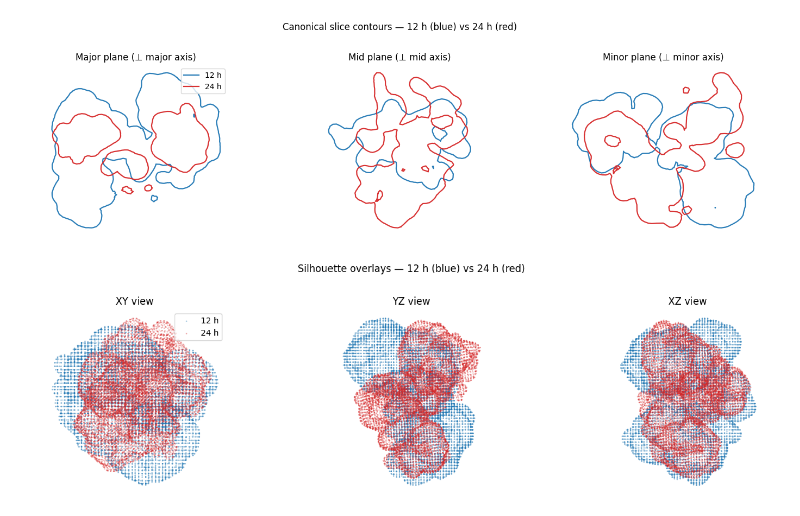
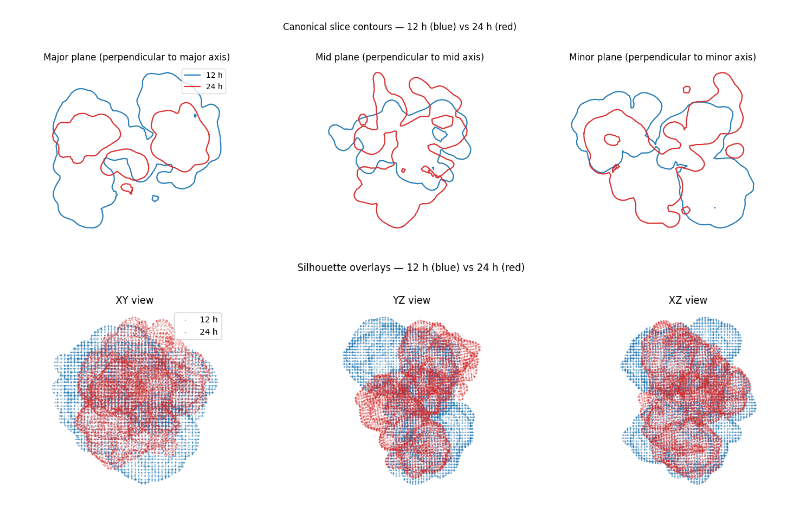
Before and after one commit to nafiul-nipu/GenomeVisProject, a Jupyter notebook: data_processing_python/14.3_VA_shape_comparison.ipynb, the cells around one changed output. Saved outputs shown, nothing was run; the diff lists cells and outputs as text; code cells hidden in the pictures.

```diff
--- a/data_processing_python/14.3_VA_shape_comparison.ipynb
+++ b/data_processing_python/14.3_VA_shape_comparison.ipynb
@@ -1,10 +1,10 @@
 # %%
-# === A/B Slices + Silhouettes + Metrics (drop-in cell) ===================
+# Pipeline:  PCA Slices + Silhouettes Overlays
 import numpy as np, trimesh
 import matplotlib.pyplot as plt
 from scipy.spatial import cKDTree
 
-# ---------------------- small helpers ------------------------------------
+# helper functions
 def center_vertices(m):
     v = m.vertices - m.vertices.mean(axis=0)
     return trimesh.Trimesh(vertices=v, faces=m.faces, process=False)
@@ -60,7 +60,7 @@ def plot_polylist(ax, polys, color, label=None):
         ax.plot(pts[:,0], pts[:,1], color=color, lw=1.6, alpha=0.95, label=(label if k==0 else None))
 
 def ortho_outline_2d(mesh, axes=(0,1)):
-    """Project vertices to 2D plane (axes tuple) and draw outline by alpha hull-like trick."""
+    """Project vertices to 2D plane (axes tuple) and draw outline by alpha hull-like."""
     # Quick scatter (outline effect via low alpha + thicker edge)
     uv = mesh.vertices[:, axes]
     return uv
@@ -69,11 +69,11 @@ def sphericity(volume, area):
     if volume <= 0 or area <= 0: return np.nan
     return (np.pi**(1/3)) * ((6*volume)**(2/3)) / area
 
-# ---------------------- two meshes path -------------------------
+# two meshes path
 meshA_path = "data/green_monkey/all_structure_files/chr1/spatial_data/overall_shapes/chr1_12hrs_vacv_metaball.obj"
 meshB_path = "data/green_monkey/all_structure_files/chr1/spatial_data/overall_shapes/chr1_24hrs_vacv_metaball.obj"
 
-# ---------------------- load + align -------------------------------------
+# load + align
 mA = center_vertices(trimesh.load(meshA_path, process=False))
 mB_raw = center_vertices(trimesh.load(meshB_path, process=False))
 
@@ -84,11 +84,11 @@ mB = trimesh.Trimesh(vertices=mB_raw.vertices @ R.T + t, faces=mB_raw.faces, pro
 axes = pca_axes(mA.vertices)   # columns are unit vectors
 ctr = np.zeros(3)              # after centering, origin is 0
 
-# ---------------------- slice overlays -----------------------------------
+# slice overlays
 planes = [
-    ("Major plane (⊥ major axis)",  axes[:,2]),  # normal = minor axis -> section shows major/mid
-    ("Mid plane (⊥ mid axis)",      axes[:,0]),  # normal = major axis
-    ("Minor plane (⊥ minor axis)",  axes[:,1])   # normal = mid axis
+    ("Major plane (perpendicular to major axis)",  axes[:,2]),  # normal = minor axis -> section shows major/mid
+    ("Mid plane (perpendicular to mid axis)",      axes[:,0]),  # normal = major axis
+    ("Minor plane (perpendicular to minor axis)",  axes[:,1])   # normal = mid axis
 ]
 
 fig, axs = plt.subplots(1, 3, figsize=(15,4))
@@ -102,7 +102,7 @@ axs[0].legend(loc="upper right")
 plt.suptitle("Canonical slice contours — 12 h (blue) vs 24 h (red)", y=1.02, fontsize=12)
 plt.tight_layout(); plt.show()
 
-# ---------------------- silhouette overlays (3 orthographic views) -------
+# silhouette overlays (3 orthographic views)
 views = [("XY view", (0,1)), ("YZ view", (1,2)), ("XZ view", (0,2))]
 fig, axs = plt.subplots(1,3, figsize=(15,4))
 for ax, (title, axes2) in zip(axs, views):
@@ -115,39 +115,39 @@ axs[0].legend(loc="upper right")
 plt.suptitle("Silhouette overlays — 12 h (blue) vs 24 h (red)", y=1.02, fontsize=12)
 plt.tight_layout(); plt.show()
 
-# ---------------------- quick metrics ------------------------------------
+# metrics
 def basic_metrics(m):
     vol = m.volume if m.is_watertight else np.nan
     area = m.area
     # Axis lengths via PCA std devs (×2 for diameter-ish measure)
     A = pca_axes(m.vertices)
     coords_in_pca = (m.vertices - m.vertices.mean(0)) @ A
     extents = coords_in_pca.ptp(0)  # range along each axis
     maj, mid, minr = extents
     return {
         "volume": float(vol),
         "surface_area": float(area),
         "sphericity": float(sphericity(vol, area)) if np.isfinite(vol) else np.nan,
         "axis_lengths_(maj,mid,min)": (float(maj), float(mid), float(minr)),
         "anisotropy_(maj/min)": float(maj / max(minr, 1e-8))
     }
 
 mA_stats = basic_metrics(mA)
 mB_stats = basic_metrics(mB)
 
 print("=== Metrics (12 h) ===")
 for k,v in mA_stats.items(): print(f"{k:24s}: {v}")
 print("\n=== Metrics (24 h) ===")
 for k,v in mB_stats.items(): print(f"{k:24s}: {v}")
 
 def pct_change(a, b):
     return (b - a) / a * 100.0 if a and np.isfinite(a) and a != 0 else np.nan
 
 print("\n=== Δ% (24 h vs 12 h) ===")
 for key in ["volume", "surface_area", "sphericity", "anisotropy_(maj/min)"]:
     print(f"{key:24s}: {pct_change(mA_stats[key], mB_stats[key]):.2f}%")
 # %% [output]
-[figure, old version]
+[figure, new version]
 [figure]
 === Metrics (12 h) ===
 volume                  : -248.61060456036276
```
Also changed, not shown: parts of 2 cells of this notebook, 23 other files.
